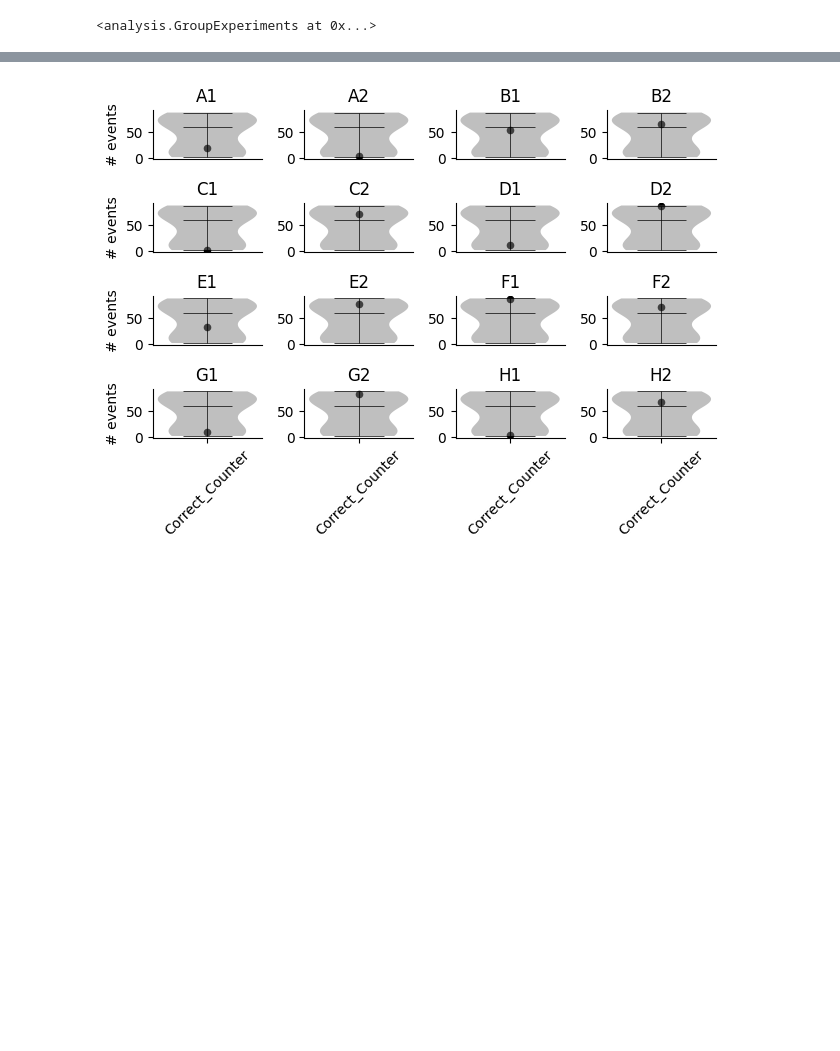
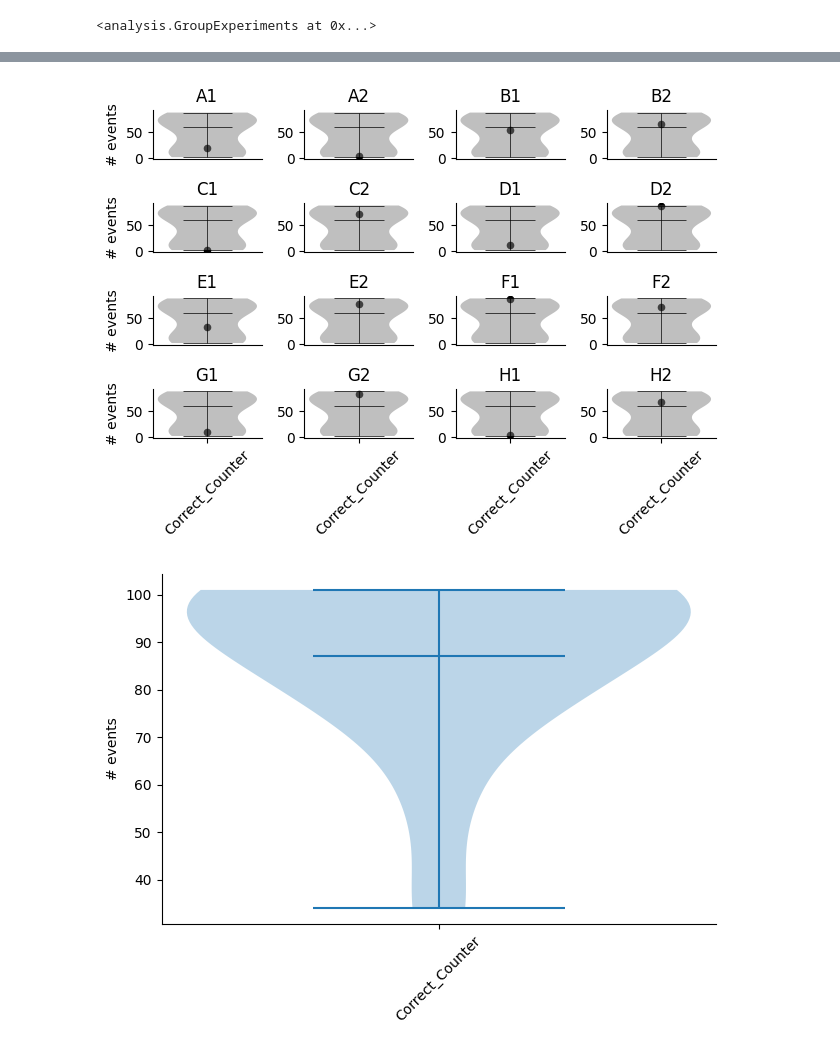
Before and after one commit to yger/equipsy, a Jupyter notebook: results/analysis.ipynb, the cells around one changed output, grey strips where cells are left out. Cells and saved outputs as stored; diff of their text form; code cells hidden in the pictures; blank space fills up the shorter version.

```diff
--- a/results/analysis.ipynb
+++ b/results/analysis.ipynb
@@ -80,16 +137,18 @@ a
 # %%
 for date in group_experiments.all_dates:
     a = group_experiments.get_experiments_per_dates(date)
-    display_stats_group_experiments(a)
-    display_group_experiments(a)
+    mydate = date.replace('/', '')
+    display_stats_group_experiments(a, output=f'stats_{mydate}.png')
+    display_group_experiments(a, output=f'individuals_{mydate}.png')
 # %% [output]
 [figure]
 [figure]
 [figure]
 [figure]
 [figure]
 [figure]
 [figure]
 [figure]
 [figure]
 [figure]
+[figure, added]
```
Also changed, not shown: parts of 8 cells of this notebook, 1 other file.
